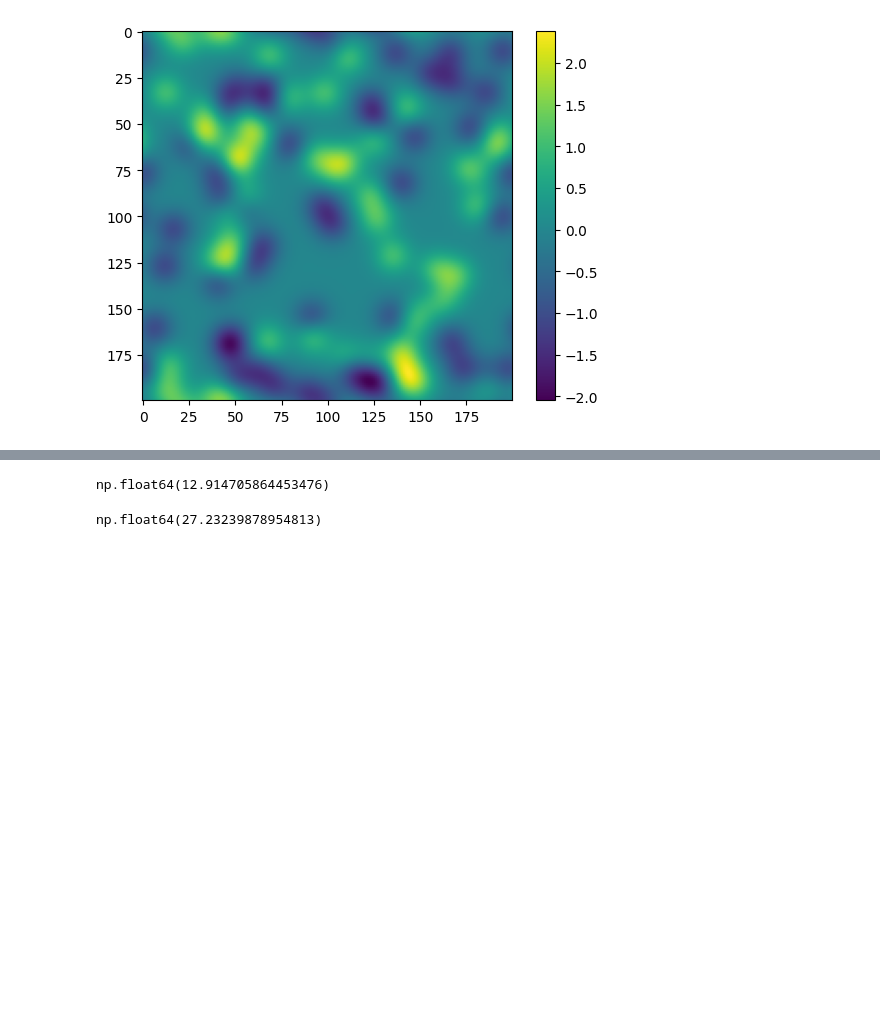
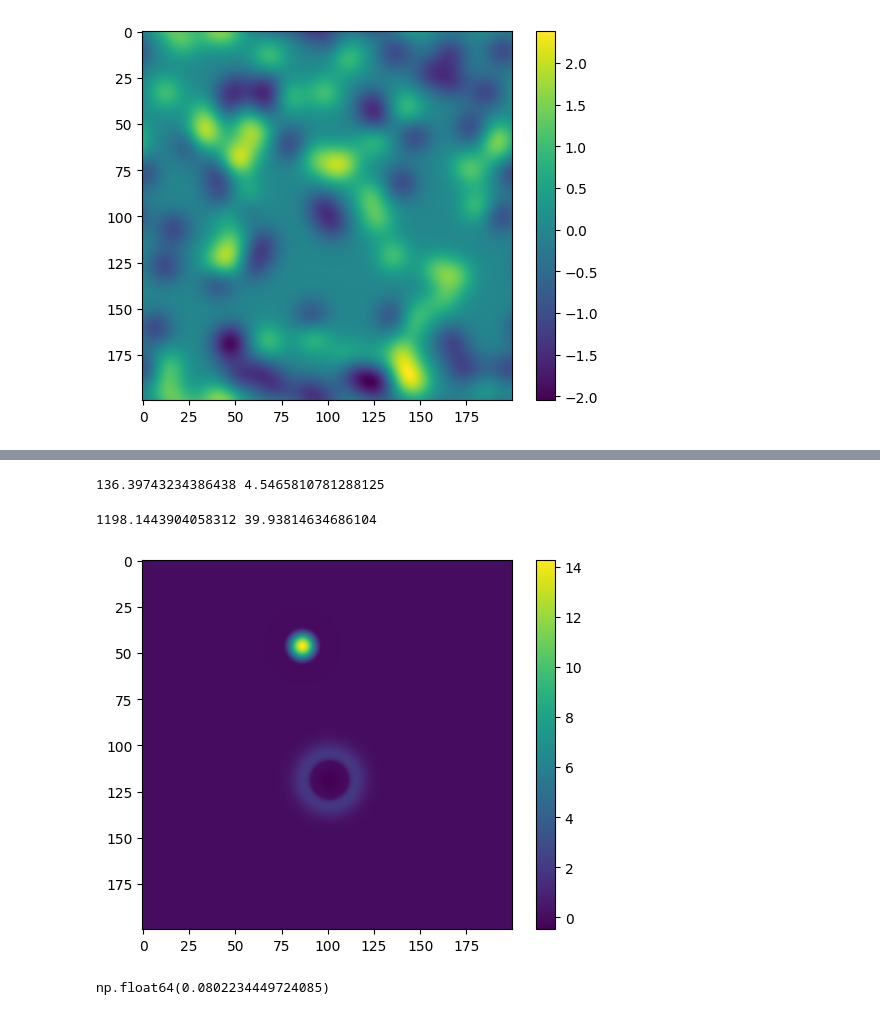
Before and after one commit to AlonsoFernandezVM/Pattern-formation-in-a-phytoplankton-population-based-on-stochastic-models-of-the-ocean-turbulence, a Jupyter notebook: notebooks/non_constant_nutrient_influx.ipynb, the cells around one changed output, grey strips where cells are left out. Drawn from its saved outputs; the diff is of its cells as text; code cells hidden in the pictures; blank space fills up the shorter version.

```diff
--- a/notebooks/non_constant_nutrient_influx.ipynb
+++ b/notebooks/non_constant_nutrient_influx.ipynb
@@ -273,8 +362,24 @@ plt.show
 # %%
-compute_in_prime_std(phi, beta, i_n, dx)
+in_prime_std = compute_in_prime_std(phi, i_n, dx)
+in_pp_std = m_n * in_prime_std / i_n
-# %% [output]
-np.float64(12.914705864453476)
 # %%
-compute_in_prime_integral(phi, beta, i_n, N, dx)
+in_prime_int = compute_in_prime_integral(phi, i_n, N, dx)
+in_pp_int = m_n * in_prime_int / i_n
-# %% [output]
-np.float64(27.23239878954813)
+# %%
+print(in_prime_std, in_pp_std)
+# %% [output]
+136.39743234386438 4.5465810781288125
+# %%
+print(in_prime_int, in_pp_int)
+# %% [output]
+1198.1443904058312 39.93814634686104
+# %%
+plt.imshow(in_prime_std * trA * sources + in_pp_std * trA * sinks)
+plt.colorbar()
+plt.show()
+# %% [output]
+[figure, added]
+# %%
+np.mean(in_prime_std * trA * sources + in_pp_std * trA * sinks)
+# %% [output]
+np.float64(0.0802234449724085)
```
Also changed, not shown: parts of 17 cells of this notebook.
